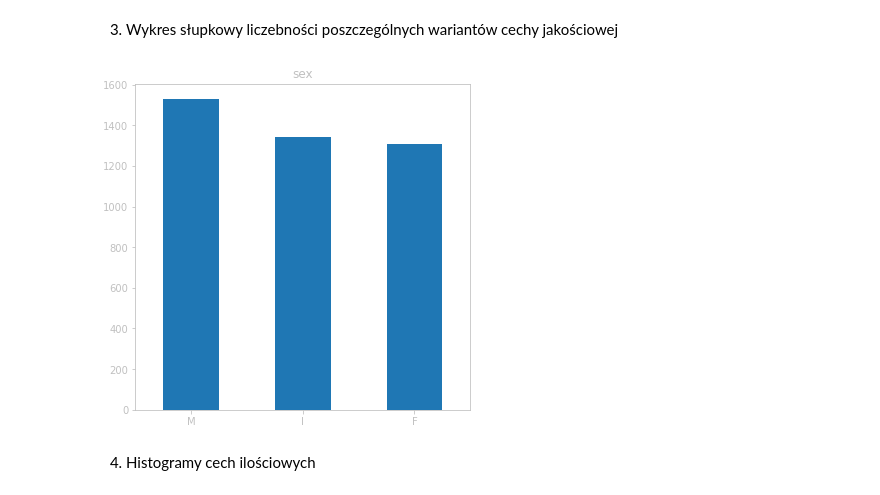
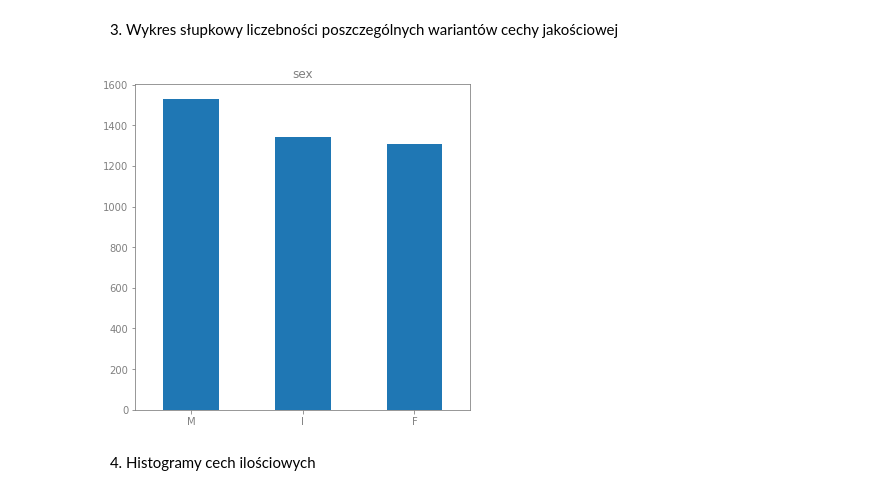
Before and after one commit to oskarkurczewski/ok_dl_zad4, a Jupyter notebook: analysis.ipynb, the cells around one changed output. Cells and saved outputs as stored; diff of their text form; code cells hidden in the pictures.

```diff
--- a/analysis.ipynb
+++ b/analysis.ipynb
@@ -79,19 +80,19 @@ display(output_quantitative)
 # %% [markdown]
 3. Wykres słupkowy liczebności poszczególnych wariantów cechy jakościowej
 # %%
-params = {'ytick.color' : 'silver',
-          "xtick.color" : 'silver',
-          'axes.labelcolor' : 'silver',
-          'axes.edgecolor' : 'silver',
+params = {'ytick.color' : 'grey',
+          "xtick.color" : 'grey',
+          'axes.labelcolor' : 'grey',
+          'axes.edgecolor' : 'grey',
           'figure.figsize' : [6, 6],
-          'text.color': 'silver'
+          'text.color': 'grey'
           }
 
 plt.rcParams.update(params)
 
 plot_qualitative = data['sex'].value_counts().plot.bar(rot = 0, title = 'sex')
 # %% [output]
-[figure, old version]
+[figure, new version]
 # %% [markdown]
 4. Histogramy cech ilościowych
 # %%
```
Also changed, not shown: parts of 10 cells of this notebook.
